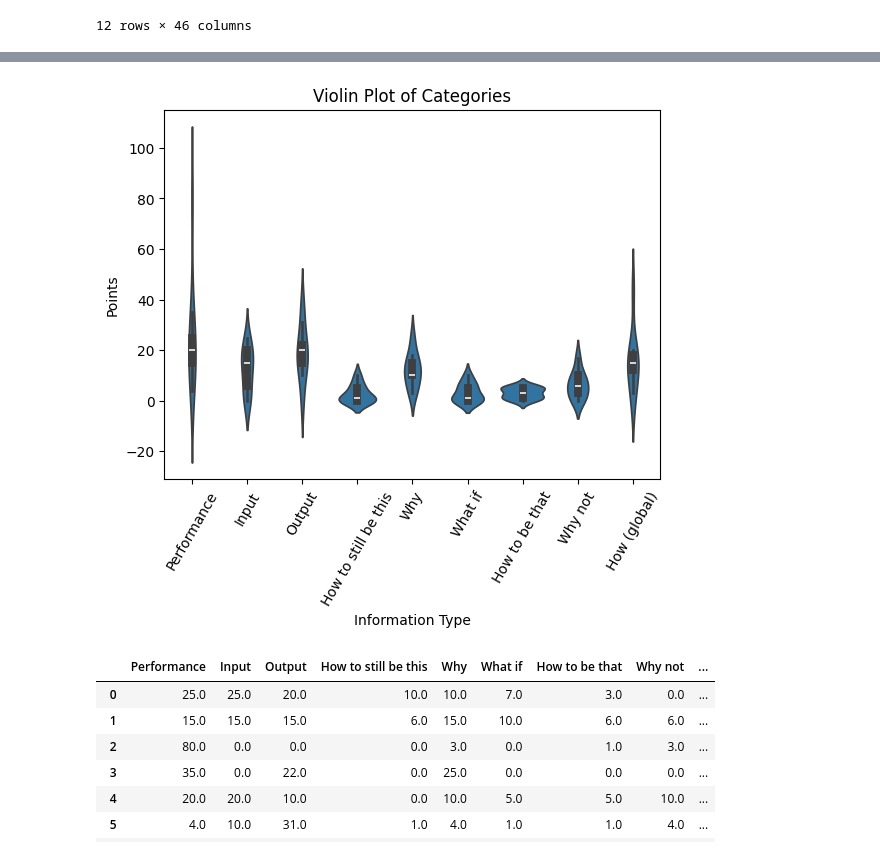
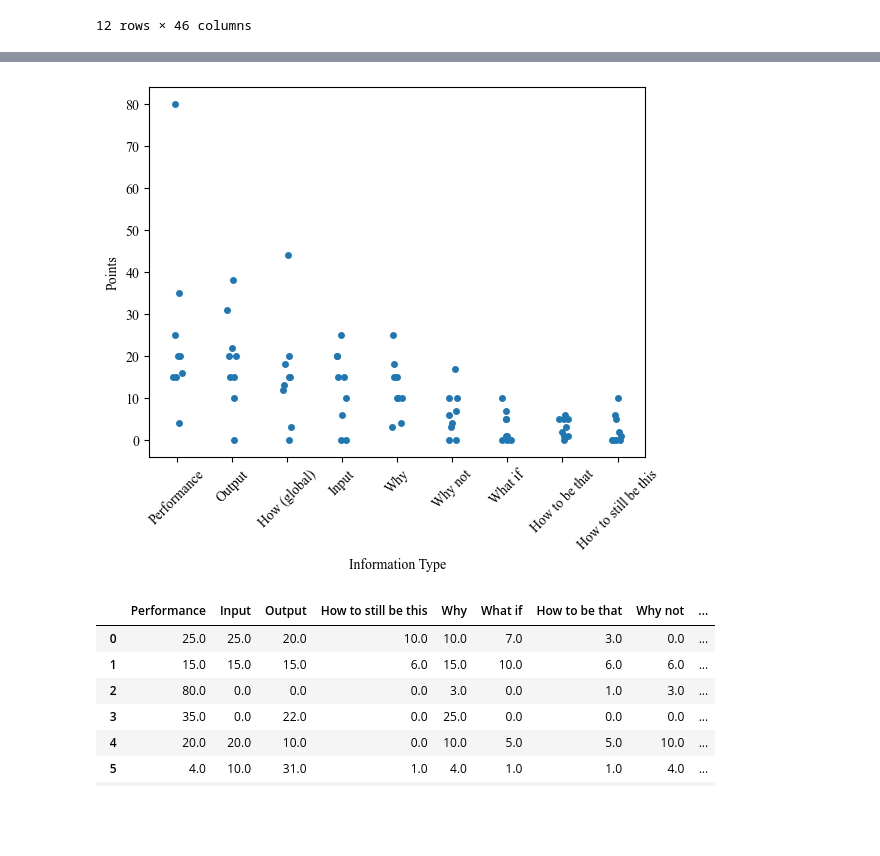
Before and after one commit to TaravMierlo/KAN, a Jupyter notebook: requirements_elicitation/requirements_results.ipynb, the cells around one changed output, grey strips where cells are left out. Cells and saved outputs as stored; diff of their text form; code cells hidden in the pictures; blank space fills up the shorter version.

```diff
--- a/requirements_elicitation/requirements_results.ipynb
+++ b/requirements_elicitation/requirements_results.ipynb
@@ -29,6 +29,8 @@ custom_color = "#006ae3"
 font = "Times New Roman"
 titelsize = 14
 labelsize = 12
+# Set font to Times New Roman
+plt.rcParams['font.family'] = 'Times New Roman'
 # %% [markdown]
 ## Role
 # %%
@@ -352,20 +354,21 @@ explanation_points
 # %%
 # Convert to a dataframe
 ep_df = pd.DataFrame(explanation_points)
 
 # Reshape for seaborn
 ep_melted = ep_df.melt(var_name="Information Type", value_name ="Points")
 
 # Drop missing values
 ep_melted = ep_melted.dropna()
 
-# Plot violin plot
-sns.violinplot(x="Information Type", y="Points", data=ep_melted)
-plt.title("Violin Plot of Categories")
-plt.xticks(rotation=60)
+# Order
+order = ep_melted.groupby('Information Type')['Points'].mean().sort_values(ascending=False).index
+
+sns.stripplot(data=ep_melted, x="Information Type", y="Points", jitter=True, order=order)
+plt.xticks(rotation=45)
 plt.show()
 # %% [output]
-[figure, old version]
+[figure, new version]
 # %%
 ep_df
 # %% [output]
```
Also changed, not shown: parts of 3 cells of this notebook, 1 other file.
